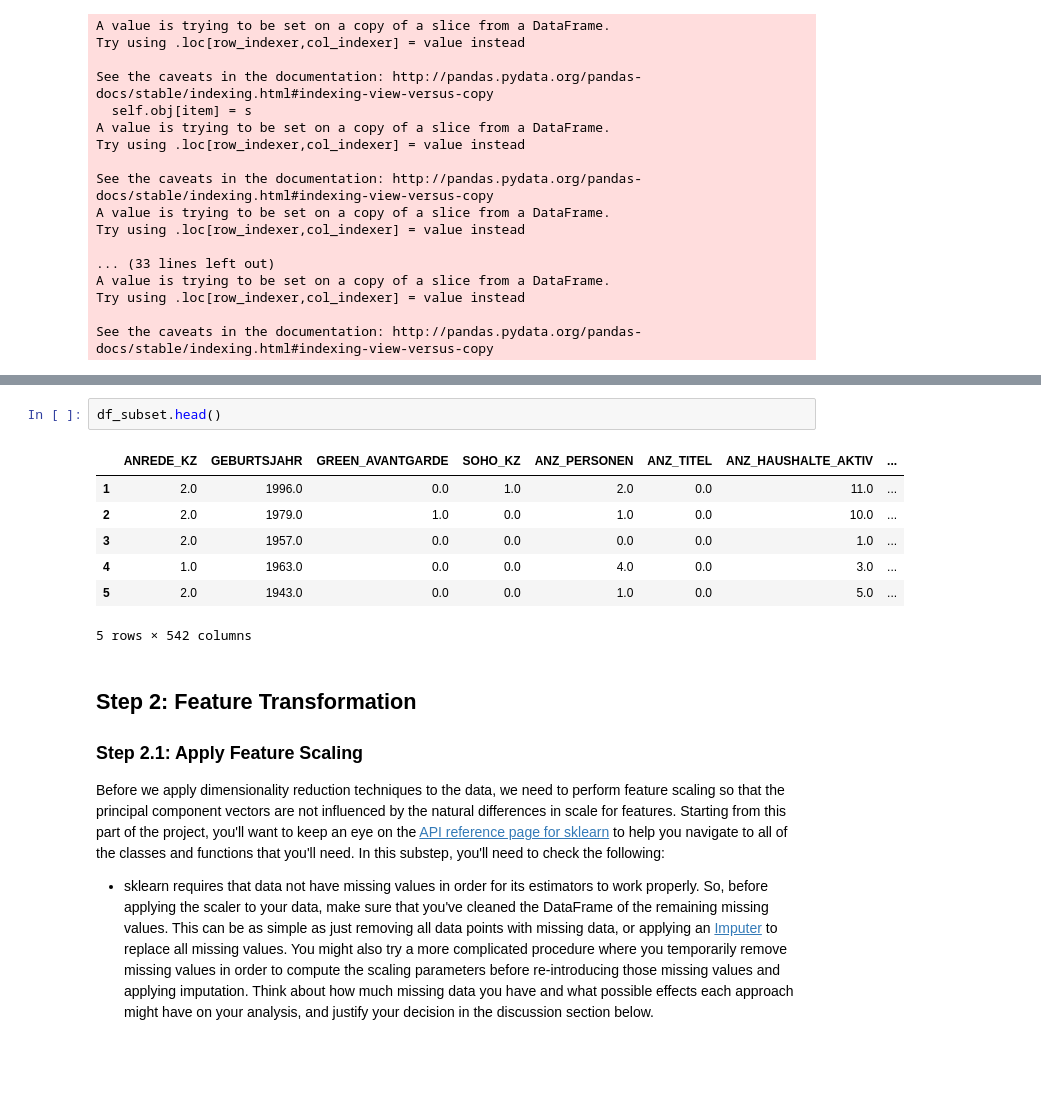
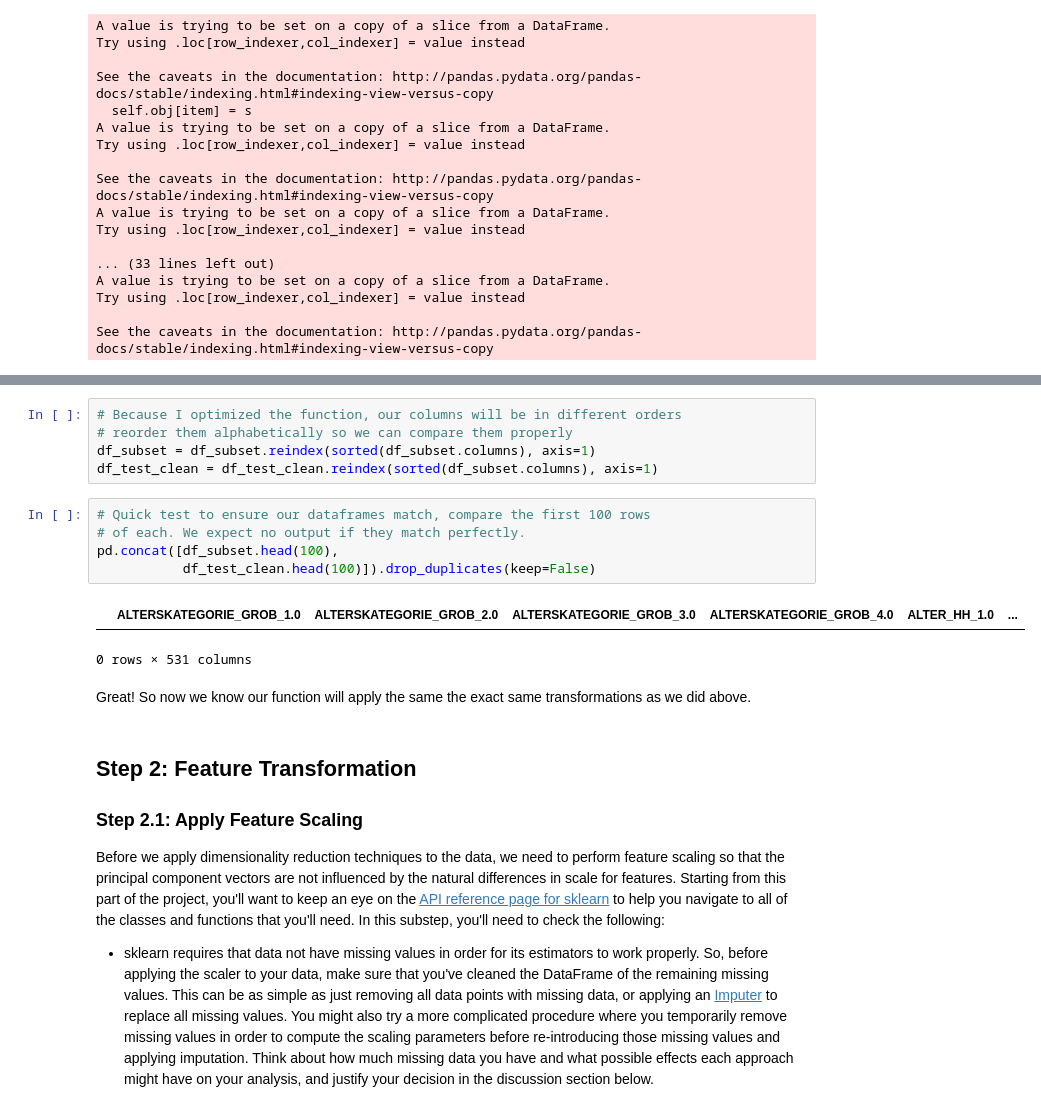
Before and after one commit to kennethn/machine-learning-nanodegree, a Jupyter notebook: p2_customer_segments/Identify_Customer_Segments.ipynb, the cells around one changed output, grey strips where cells are left out. Saved outputs shown, nothing was run; the diff lists cells and outputs as text; blank space fills up the shorter version.

Commit message:
Added unit test to ensure cleaning function works

```diff
--- a/p2_customer_segments/Identify_Customer_Segments.ipynb
+++ b/p2_customer_segments/Identify_Customer_Segments.ipynb
@@ -708,13 +658,18 @@ df_test_clean.head()
-# %%
-df_subset.head()
-# %% [output]
-|  | ANREDE_KZ | GEBURTSJAHR | GREEN_AVANTGARDE | SOHO_KZ | ANZ_PERSONEN | ANZ_TITEL | ANZ_HAUSHALTE_AKTIV | ... |
-| 1 | 2.0 | 1996.0 | 0.0 | 1.0 | 2.0 | 0.0 | 11.0 | ... |
-| 2 | 2.0 | 1979.0 | 1.0 | 0.0 | 1.0 | 0.0 | 10.0 | ... |
-| 3 | 2.0 | 1957.0 | 0.0 | 0.0 | 0.0 | 0.0 | 1.0 | ... |
-| 4 | 1.0 | 1963.0 | 0.0 | 0.0 | 4.0 | 0.0 | 3.0 | ... |
-| 5 | 2.0 | 1943.0 | 0.0 | 0.0 | 1.0 | 0.0 | 5.0 | ... |
-5 rows × 542 columns
+# %%
+# Because I optimized the function, our columns will be in different orders
+# reorder them alphabetically so we can compare them properly
+df_subset = df_subset.reindex(sorted(df_subset.columns), axis=1)
+df_test_clean = df_test_clean.reindex(sorted(df_subset.columns), axis=1)
+# %%
+# Quick test to ensure our dataframes match, compare the first 100 rows
+# of each. We expect no output if they match perfectly.
+pd.concat([df_subset.head(100),
+           df_test_clean.head(100)]).drop_duplicates(keep=False)
+# %% [output]
+|  | ALTERSKATEGORIE_GROB_1.0 | ALTERSKATEGORIE_GROB_2.0 | ALTERSKATEGORIE_GROB_3.0 | ALTERSKATEGORIE_GROB_4.0 | ALTER_HH_1.0 | ... |
+0 rows × 531 columns
+# %% [markdown]
+Great! So now we know our function will apply the same the exact same transformations as we did above.
 # %% [markdown]
 ## Step 2: Feature Transformation
 
```
Also changed, not shown: parts of 9 cells of this notebook.
